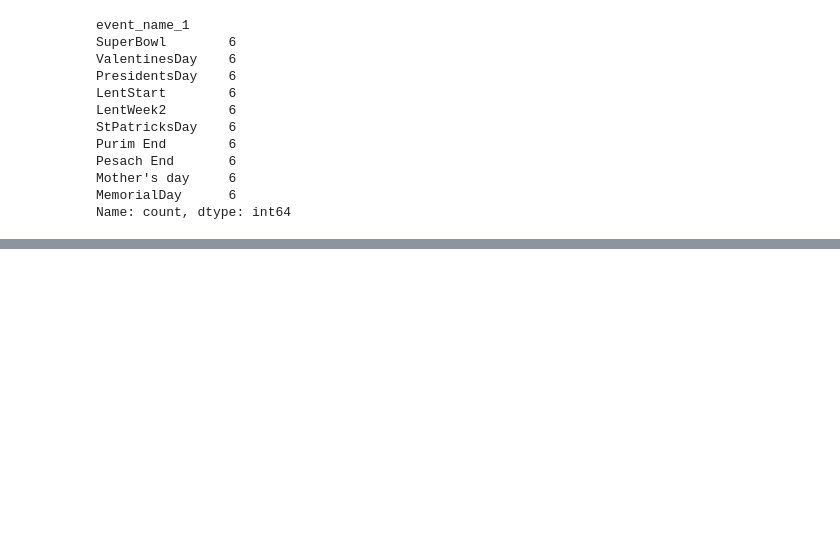
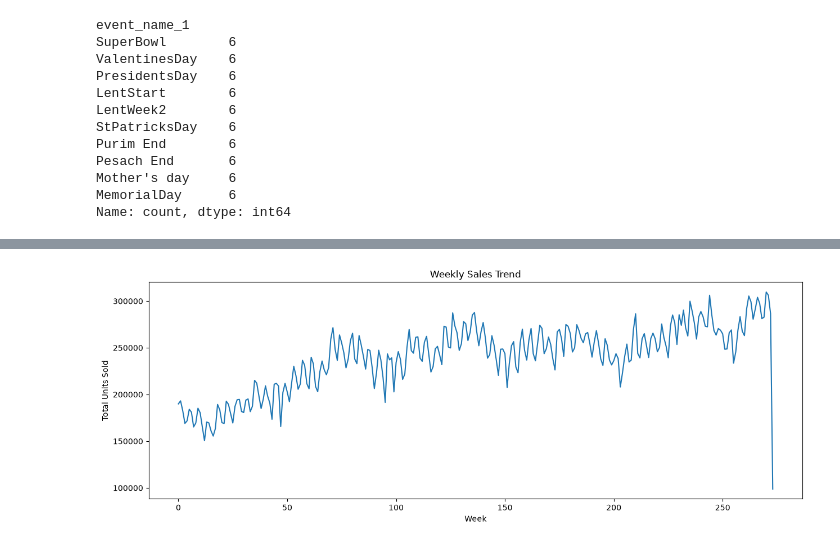
Before and after one commit to janupalliradhika/retail-demand-forecasting, a Jupyter notebook: notebooks/01_data_exploration.ipynb, the cells around one changed output, grey strips where cells are left out. Saved outputs shown, nothing was run; the diff lists cells and outputs as text; code cells hidden in the pictures; blank space fills up the shorter version.

Commit message:
Completed Day 6 sales trend analysis

```diff
--- a/notebooks/01_data_exploration.ipynb
+++ b/notebooks/01_data_exploration.ipynb
@@ -495,0 +580,7 @@ Name: count, dtype: int64
+# %%
+daily_sales = sales_clean[sales_columns].sum()
+# %%
+daily_sales_df = pd.DataFrame({
+    "d": daily_sales.index,
+    "sales": daily_sales.values
+})
@@ -495,0 +591,6 @@ Name: count, dtype: int64
+# %%
+daily_sales_df = daily_sales_df.merge(
+    calendar_clean[["d", "date", "weekday", "wm_yr_wk"]],
+    on="d",
+    how="left"
+)
@@ -495,0 +614,3 @@ Name: count, dtype: int64
+# %%
+weekly_sales = daily_sales_df.groupby("wm_yr_wk")["sales"].sum()
+weekly_sales.head()
@@ -495,0 +625,9 @@ Name: count, dtype: int64
+# %%
+plt.figure(figsize=(15,5))
+plt.plot(weekly_sales.values)
+plt.title("Weekly Sales Trend")
+plt.xlabel("Week")
+plt.ylabel("Total Units Sold")
+plt.show()
+# %% [output]
+[figure, added]
```
Also changed, not shown: parts of 22 cells of this notebook.
